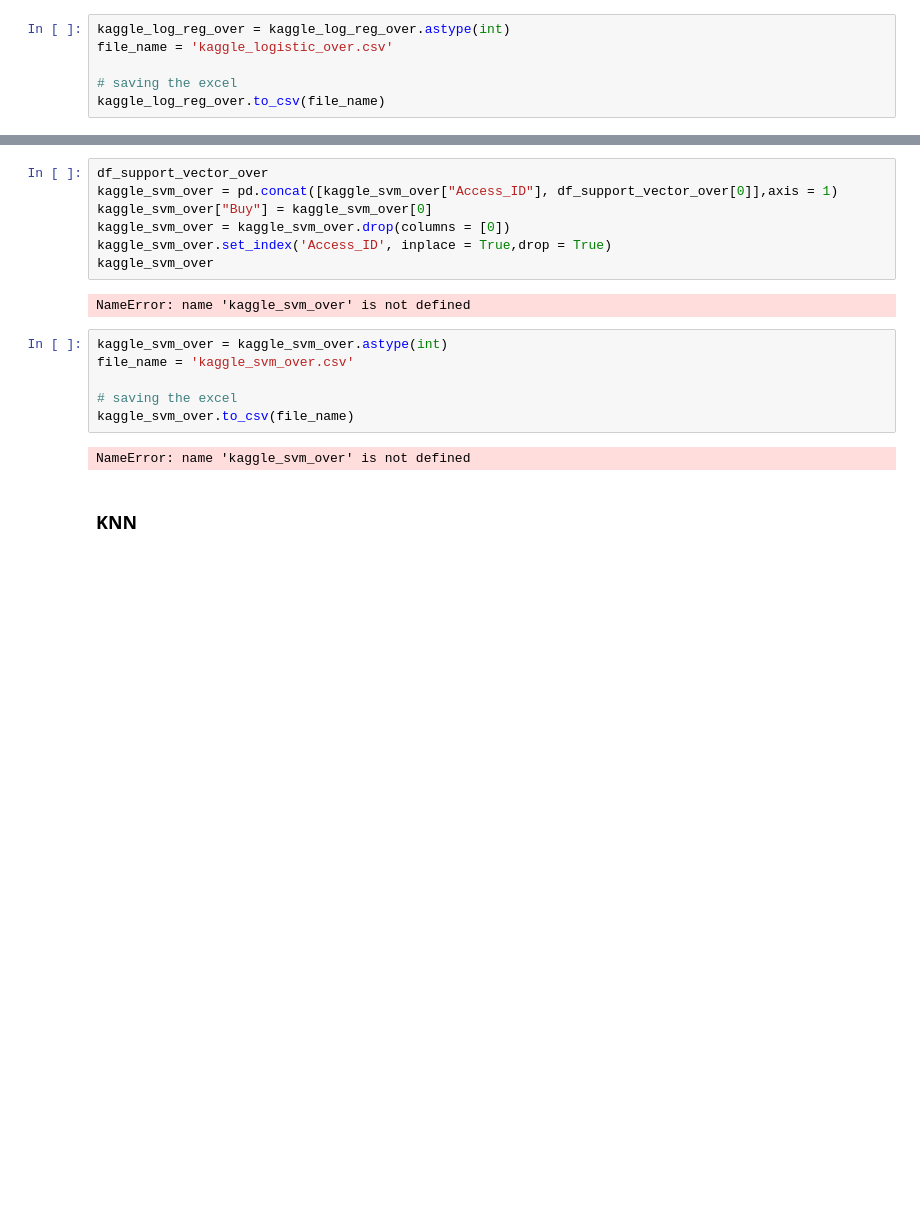
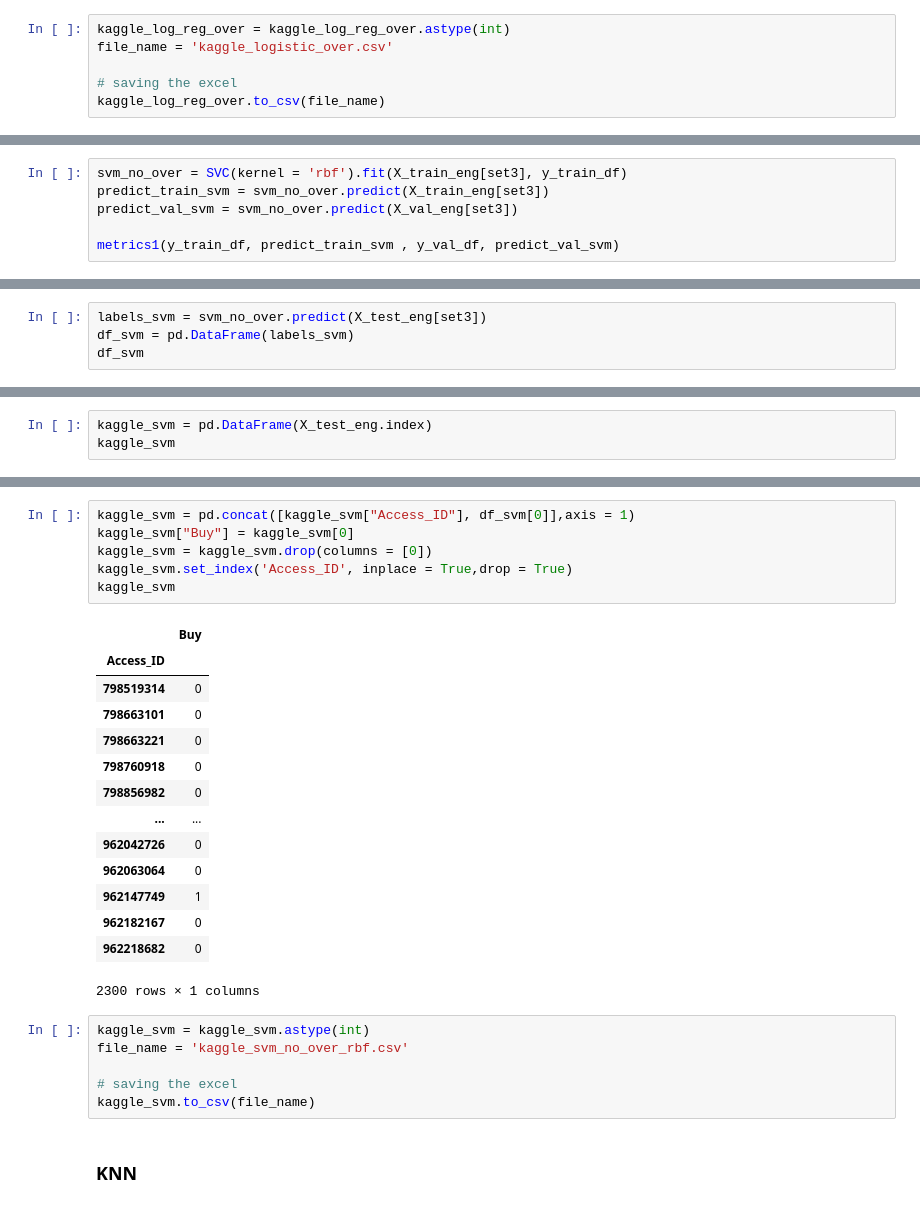
Before and after one commit to filipacarreira/MachineLearningProject, a Jupyter notebook: techscape-ecommerce/main_withchanges.ipynb, the cells around one changed output, grey strips where cells are left out. Cells and saved outputs as stored; diff of their text form; blank space fills up the shorter version.

```diff
--- a/techscape-ecommerce/main_withchanges.ipynb
+++ b/techscape-ecommerce/main_withchanges.ipynb
@@ -2472,0 +2545,6 @@ kaggle_log_reg_over.to_csv(file_name)
+# %%
+svm_no_over = SVC(kernel = 'rbf').fit(X_train_eng[set3], y_train_df)
+predict_train_svm = svm_no_over.predict(X_train_eng[set3])
+predict_val_svm = svm_no_over.predict(X_val_eng[set3])
+
+metrics1(y_train_df, predict_train_svm , y_val_df, predict_val_svm)
@@ -2472,0 +2569,4 @@ kaggle_log_reg_over.to_csv(file_name)
+# %%
+labels_svm = svm_no_over.predict(X_test_eng[set3])
+df_svm = pd.DataFrame(labels_svm)
+df_svm
@@ -2472,0 +2598,3 @@ kaggle_log_reg_over.to_csv(file_name)
+# %%
+kaggle_svm = pd.DataFrame(X_test_eng.index)
+kaggle_svm
@@ -2473,20 +2615,30 @@ kaggle_log_reg_over.to_csv(file_name)
 # %%
-df_support_vector_over
-kaggle_svm_over = pd.concat([kaggle_svm_over["Access_ID"], df_support_vector_over[0]],axis = 1)
-kaggle_svm_over["Buy"] = kaggle_svm_over[0]
-kaggle_svm_over = kaggle_svm_over.drop(columns = [0])
-kaggle_svm_over.set_index('Access_ID', inplace = True,drop = True)
-kaggle_svm_over
+kaggle_svm = pd.concat([kaggle_svm["Access_ID"], df_svm[0]],axis = 1)
+kaggle_svm["Buy"] = kaggle_svm[0]
+kaggle_svm = kaggle_svm.drop(columns = [0])
+kaggle_svm.set_index('Access_ID', inplace = True,drop = True)
+kaggle_svm
 # %% [output]
+|  | Buy |
+| Access_ID |  |
+| 798519314 | 0 |
+| 798663101 | 0 |
+| 798663221 | 0 |
+| 798760918 | 0 |
+| 798856982 | 0 |
+| ... | ... |
+| 962042726 | 0 |
+| 962063064 | 0 |
+| 962147749 | 1 |
+| 962182167 | 0 |
+| 962218682 | 0 |
-NameError: name 'kaggle_svm_over' is not defined
+2300 rows × 1 columns
 # %%
-kaggle_svm_over = kaggle_svm_over.astype(int)
-file_name = 'kaggle_svm_over.csv'
+kaggle_svm = kaggle_svm.astype(int)
+file_name = 'kaggle_svm_no_over_rbf.csv'
 
 # saving the excel
-kaggle_svm_over.to_csv(file_name)
+kaggle_svm.to_csv(file_name)
-# %% [output]
-NameError: name 'kaggle_svm_over' is not defined
 # %% [markdown]
 ### KNN
 # %%
```
Also changed, not shown: parts of 41 cells of this notebook, 4 other files.
